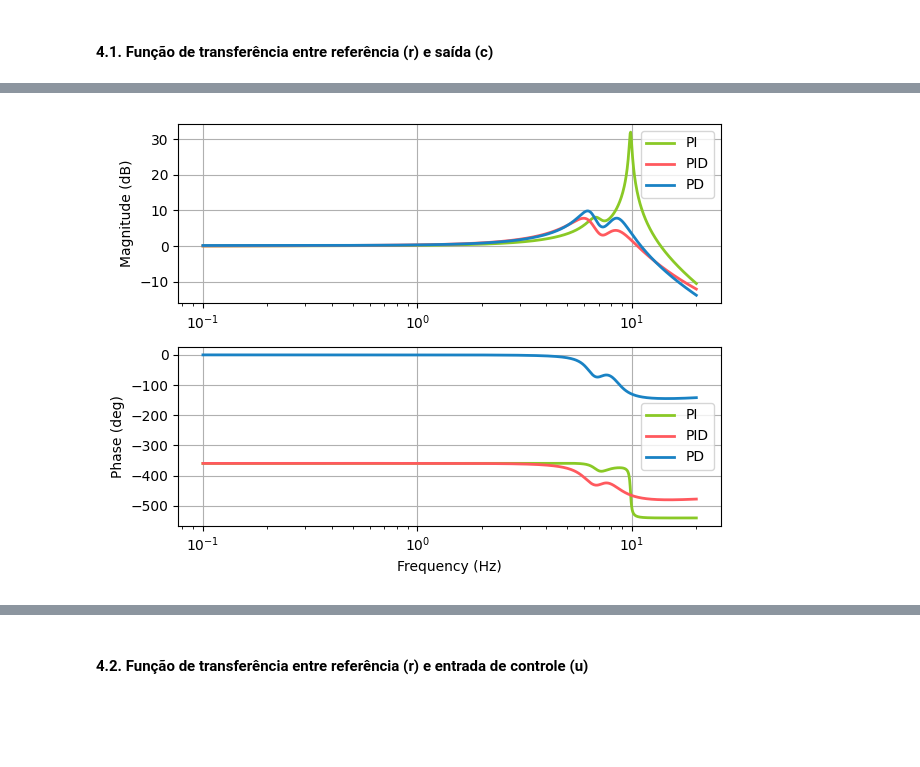
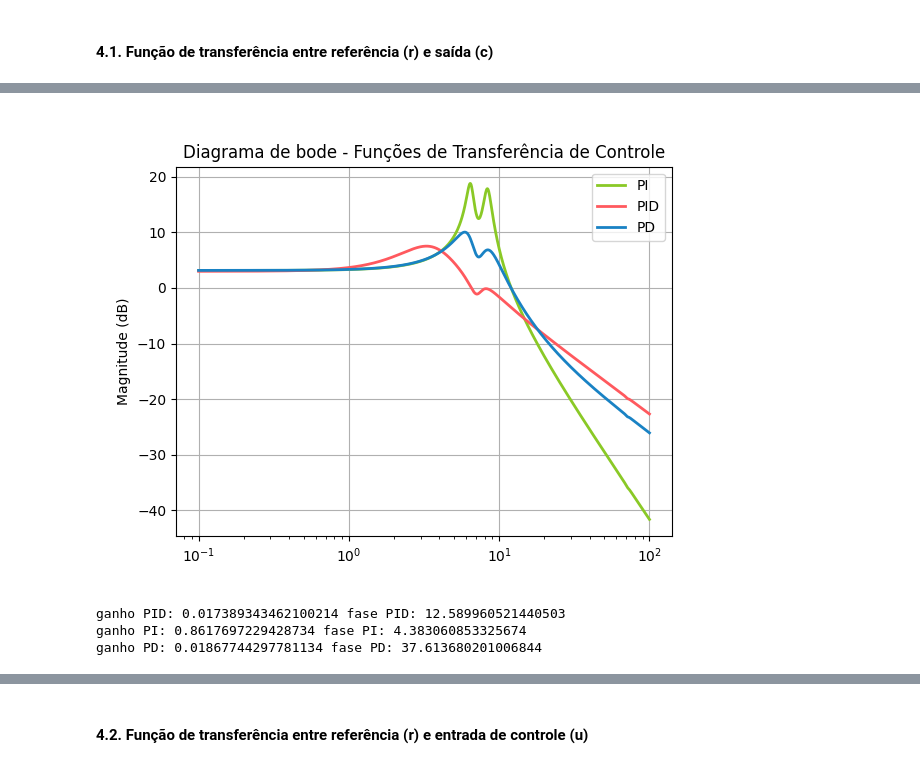
Before and after one commit to Tet-oka/PME-3481---Controle-e-Aplica--es-, a Jupyter notebook: 5. Controle Clássico/T2/PID_aviao_rlocus.ipynb, the cells around one changed output, grey strips where cells are left out. Cells and saved outputs as stored; diff of their text form; code cells hidden in the pictures; blank space fills up the shorter version.

```diff
--- a/5. Controle Clássico/T2/PID_aviao_rlocus.ipynb
+++ b/5. Controle Clássico/T2/PID_aviao_rlocus.ipynb
@@ -394,9 +370,10 @@ Clicked at    -0.8977    -6.268j gain      55.28 damp     0.1418
 # %% [markdown]
 Assim, adotando $K_c = 55$ ($K_p =86,825*10^7$), tem-se o seguinte compensador PID:
 # %%
-K_c_PID = 55
+K_c_PID = 20
 N_d = 1000
-
 G_c_PID = K_c_PID * (1 + 1/(T_i * s) + (T_d * s)/(1 + T_d * s/N_d))
 G_c_PID
+gm, pm, wcg, wcp = ct.margin(G_c_PID*L_0)
+print('ganho:', gm, 'fase:', pm)
 # %% [output]
@@ -456,7 +470,7 @@ A partir da análise do lugar das raízes para $L_5(s)$, chega-se a $K_{d_c} = 2
 Assim pode-se calcular $T_d$ pelas expressão:
 $$T_d = \frac{K_d}{K_p}$$
 # %%
-K_d = 2
+K_d = 3.7
 T_d = K_d/K_p
 T_d
 # %% [output]
@@ -498,8 +504,9 @@ Clicked at    -0.6472    -6.379j gain      59.19 damp     0.1009
 # %% [markdown]
 Assim, adotando $K_c = 59$ ($K_p = 93,139*10^7$), tem-se o seguinte compensador PD:
 # %%
-K_c_PD = 59
+K_c_PD = 54
 N_d = 1000
 
 G_c_PD = K_c_PD * (1 + (T_d * s)/(1 + T_d * s/N_d))
 G_c_PD
+G_c_P = 58
@@ -542,0 +574,8 @@ $$\frac{1.295 \times 10^{4} s^6 + 2.728 \times 10^{5} s^5 + 6.815 \times 10^{7}
+# %%
+rc_tf_PD = ct.feedback(G_c_PD* L_0)
+rc_tf_PDC = ct.feedback(G_c_PD*G_lead* L_0) #PD COM COMPENSADOR
+rc_tf_PID = ct.feedback(G_c_PID* L_0)
+rc_tf_P = ct.feedback(2.5*G_leadP*L_0) #P COM COMPENSADOR
+
+rc_tf_PIDC = ct.feedback(G_c_PID*G_lead* L_0) #PID COM COMPENSADOR
+rc_tf_PC = ct.feedback(2.5*G_leadP*L_0)
@@ -543,41 +587,38 @@ $$\frac{1.295 \times 10^{4} s^6 + 2.728 \times 10^{5} s^5 + 6.815 \times 10^{7}
 # %%
 plt.figure()
-plt.subplot(2, 1, 1)
-
+plt.title('Diagrama de bode - Funções de Transferência de Controle')
 mag_PI, phase_PI, omega_PI = ct.bode(
-    rc_tf_PI, dB=True, Hz=True, omega_limits=(0.1, 20), plot=False)
+    rc_tf_P, dB=True, Hz=True, omega_limits=(0.1, 100), plot=False)
 mag_PID, phase_PID, omega_PID = ct.bode(
-    rc_tf_PID, dB=True, Hz=True, omega_limits=(0.1, 20), plot=False)
+    rc_tf_PID, dB=True, Hz=True, omega_limits=(0.1, 100), plot=False)
 mag_PD, phase_PD, omega_PD = ct.bode(
-    rc_tf_PD, dB=True, Hz=True, omega_limits=(0.1, 20), plot=False)
+    rc_tf_PD, dB=True, Hz=True, omega_limits=(0.1, 100), plot=False)
 
 
-plt.semilogx(omega_PI, 20 * np.log10(mag_PI),
+plt.semilogx(omega_PI, 20 * np.log10(mag_PI)+3,
              label='PI', color=cp['green'], linewidth=2)
-plt.semilogx(omega_PID, 20 * np.log10(mag_PID),
+plt.semilogx(omega_PID, 20 * np.log10(mag_PID)+3,
              label='PID', color=cp['red'], linewidth=2)
-plt.semilogx(omega_PD, 20 * np.log10(mag_PD),
+plt.semilogx(omega_PD, 20 * np.log10(mag_PD)+3,
              label='PD', color=cp['blue'], linewidth=2)
 plt.ylabel('Magnitude (dB)')
 
 # plt.title('Magnitude')
 plt.grid()
 plt.legend()
 
-plt.subplot(2, 1, 2)
-plt.semilogx(omega_PI, phase_PI * (180.0 / np.pi),
-             label='PI', color=cp['green'], linewidth=2)
-plt.semilogx(omega_PID, phase_PID * (180.0 / np.pi),
-             label='PID', color=cp['red'], linewidth=2)
-plt.semilogx(omega_PD, phase_PD * (180.0 / np.pi),
-             label='PD', color=cp['blue'], linewidth=2)
-plt.ylabel('Phase (deg)')
-plt.xlabel('Frequency (Hz)')
-# plt.title('Phase')
-plt.grid()
-plt.legend()
+plt.show()
 
-plt.tight_layout()
-plt.show()
+gm, pm, wcg, wcp = ct.margin(G_c_P*L_0)
+print('ganho PID:', gm,'fase PID:',pm)
+
+gm, pm, wcg, wcp = ct.margin(G_c_PI*L_0)
+print('ganho PI:', gm,'fase PI:',pm)
+
+gm, pm, wcg, wcp = ct.margin(G_c_PD*L_0)
+print('ganho PD:', gm,'fase PD:',pm)
 # %% [output]
-[figure, old version]
+[figure, new version]
+ganho PID: 0.017389343462100214 fase PID: 12.589960521440503
+ganho PI: 0.8617697229428734 fase PI: 4.383060853325674
+ganho PD: 0.01867744297781134 fase PD: 37.613680201006844
```
Also changed, not shown: parts of 56 cells of this notebook, 25 other files.
